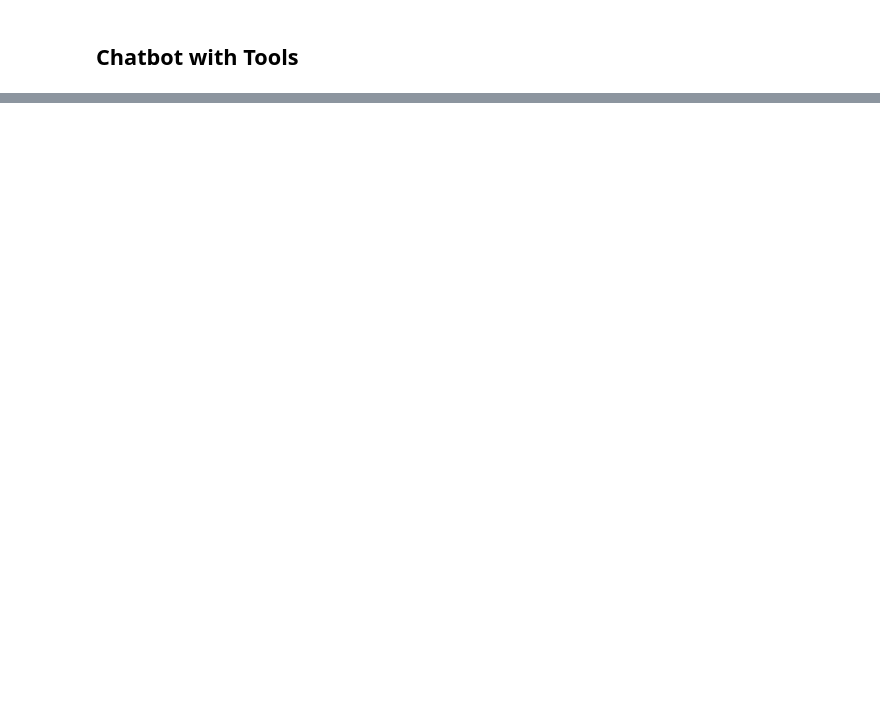
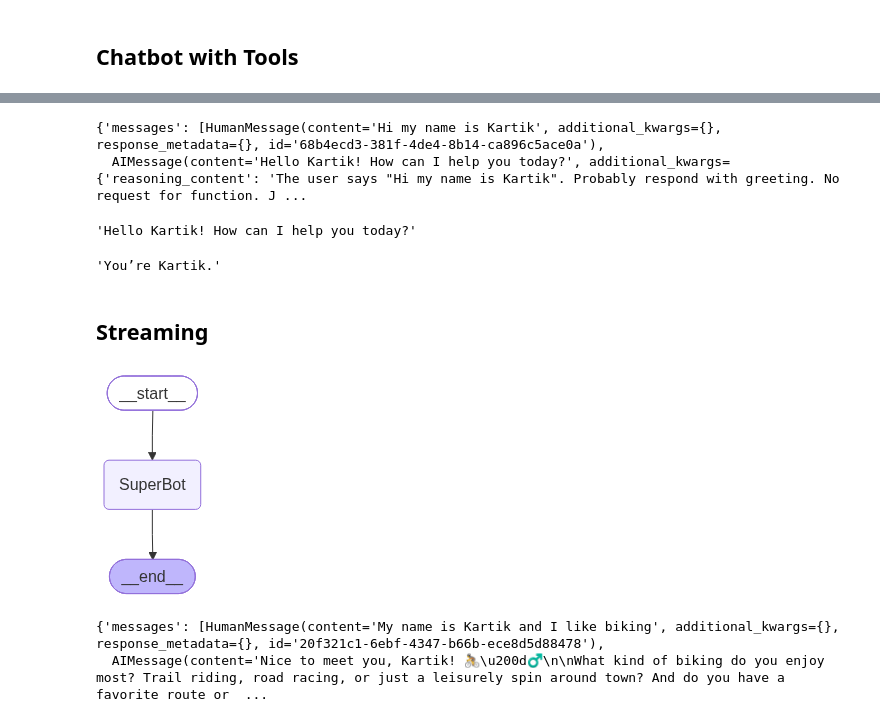
Before and after one commit to Kar-99/Enterprise-Agentic-AI-Platform, a Jupyter notebook: 1. BasicChatbot/basicchatbot.ipynb, the cells around one changed output, grey strips where cells are left out. Cells and saved outputs as stored; diff of their text form; code cells hidden in the pictures; blank space fills up the shorter version.

```diff
--- a/1. BasicChatbot/basicchatbot.ipynb
+++ b/1. BasicChatbot/basicchatbot.ipynb
@@ -109,0 +309,53 @@ Hello! I’m doing great—thanks for asking. How can I help you today?
+# %%
+config = {"configurable" : {"thread_id" : "1"}} ## providing unique thread id
+
+response = graph.invoke({"messages" : "Hi my name is Kartik"}, config = config)
+response
+# %% [output]
+{'messages': [HumanMessage(content='Hi my name is Kartik', additional_kwargs={}, response_metadata={}, id='68b4ecd3-381f-4de4-8b14-ca896c5ace0a'),
+  AIMessage(content='Hello Kartik! How can I help you today?', additional_kwargs={'reasoning_content': 'The user says "Hi my name is Kartik". Probably respond with greeting. No request for function. J ...
+# %%
+response['messages'][-1].content
+# %% [output]
+'Hello Kartik! How can I help you today?'
+# %%
+config = {"configurable" : {"thread_id" : "1"}} ## providing unique thread id
+
+response = graph.invoke({"messages" : "Hi what is my name ?"}, config = config)
+response['messages'][-1].content
+# %% [output]
+'You’re Kartik.'
+# %% [markdown]
+## Streaming
+# %%
+from langgraph.checkpoint.memory import MemorySaver
+memory = MemorySaver()
+# %%
+def superbot(state: State) :
+    return {"messages" : [llm.invoke(state['messages'])]}
+# %%
+graph  =  StateGraph(State)
+
+##node
+graph.add_node("SuperBot", superbot)
+## edges
+
+graph.add_edge(START, "SuperBot")
+graph.add_edge("SuperBot", END)
+
+graph_builder = graph.compile(checkpointer = memory)
+
+## display
+from IPython.display import Image, display
+display(Image(graph_builder.get_graph().draw_mermaid_png()))
+# %% [output]
+[figure, added]
+# %%
+## invoking
+
+config = {"configurable" : {"thread_id" : "1"}}
+
+graph_builder.invoke({'messages' : "My name is Kartik and I like biking"}, config)
+# %% [output]
+{'messages': [HumanMessage(content='My name is Kartik and I like biking', additional_kwargs={}, response_metadata={}, id='20f321c1-6ebf-4347-b66b-ece8d5d88478'),
+  AIMessage(content='Nice to meet you, Kartik! 🚴\u200d♂️\n\nWhat kind of biking do you enjoy most? Trail riding, road racing, or just a leisurely spin around town? And do you have a favorite route or  ...
```
Also changed, not shown: parts of 30 cells of this notebook.
